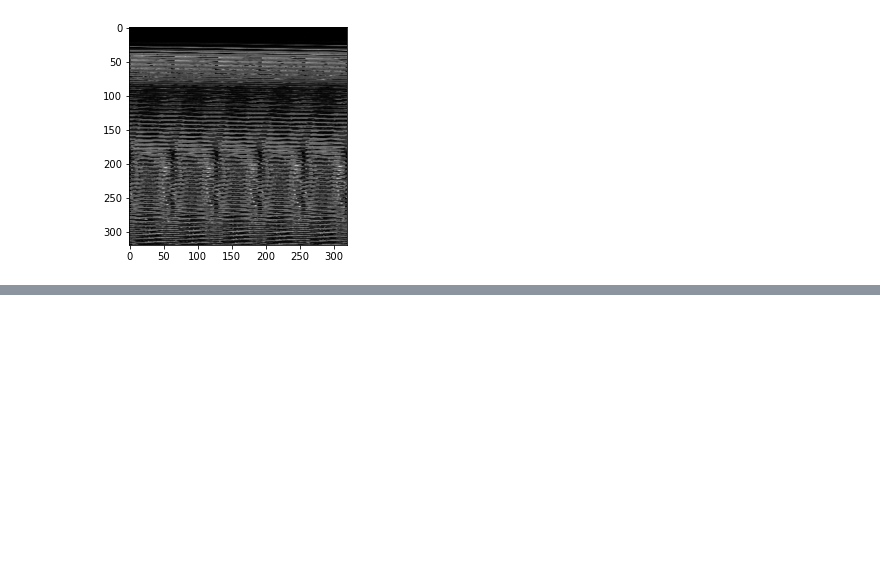
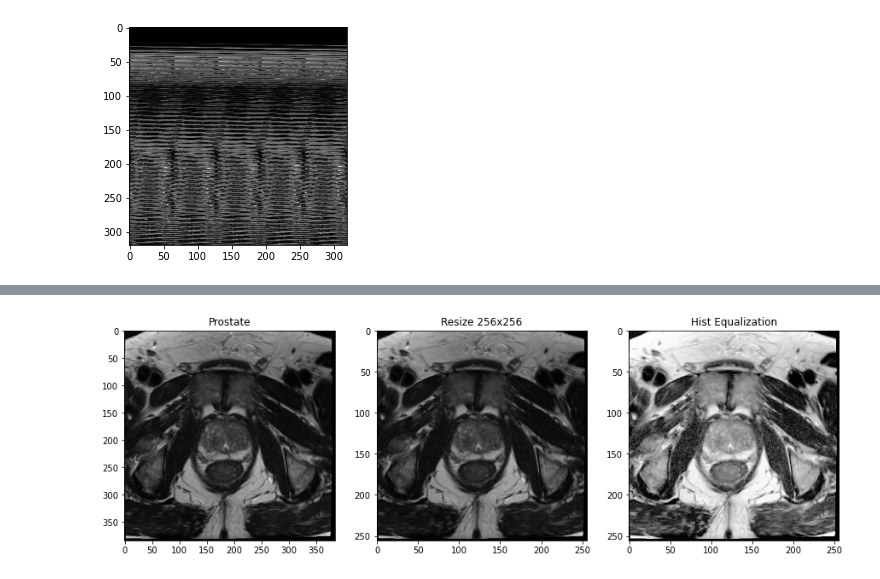
Before and after one commit to edisonbatucan/SpecialProblem, a Jupyter notebook: showing.ipynb, the cells around one changed output, grey strips where cells are left out. Saved outputs shown, nothing was run; the diff lists cells and outputs as text; code cells hidden in the pictures; blank space fills up the shorter version.

```diff
--- a/showing.ipynb
+++ b/showing.ipynb
@@ -83,0 +132,25 @@ plt.imshow(img, cmap='gray')
+# %%
+img1 = cv2.imread('C:/Users/batuc/Desktop/SpecialProblem/data4/test/296_5_16.tiff')
+img2 = cv2.imread('C:/Users/batuc/Desktop/SpecialProblem/data4/test/296_5_16.tiff')
+#resize
+img2 = resize_image(img2, (256, 256))
+#histogram equalization
+hist, bins = np.histogram(img2.flatten(), 256, [0,256])
+cdf = hist.cumsum()
+cdf_normalized = cdf * hist.max() / cdf.max()
+cdf_m = np.ma.masked_equal(cdf,0)
+cdf_m = (cdf_m - cdf_m.min())*255/(cdf_m.max()-cdf_m.min())
+cdf = np.ma.filled(cdf_m,0).astype('uint8')
+img3 = cdf[img2]
+# show results
+fig, axes = plt.subplots(1,3, figsize=(15,5), sharex=False, sharey=False)
+axes[0].imshow(img1, cmap='gray')
+axes[0].set_title("Prostate")
+axes[1].imshow(img2)
+axes[1].set_title("Resize 256x256")
+axes[2].imshow(img3)
+axes[2].set_title("Hist Equalization")
+for i,ax in enumerate(axes.T.flatten()):
+    ax.axis('on')
+# %% [output]
+[figure, added]
```
Also changed, not shown: parts of 11 cells of this notebook.
